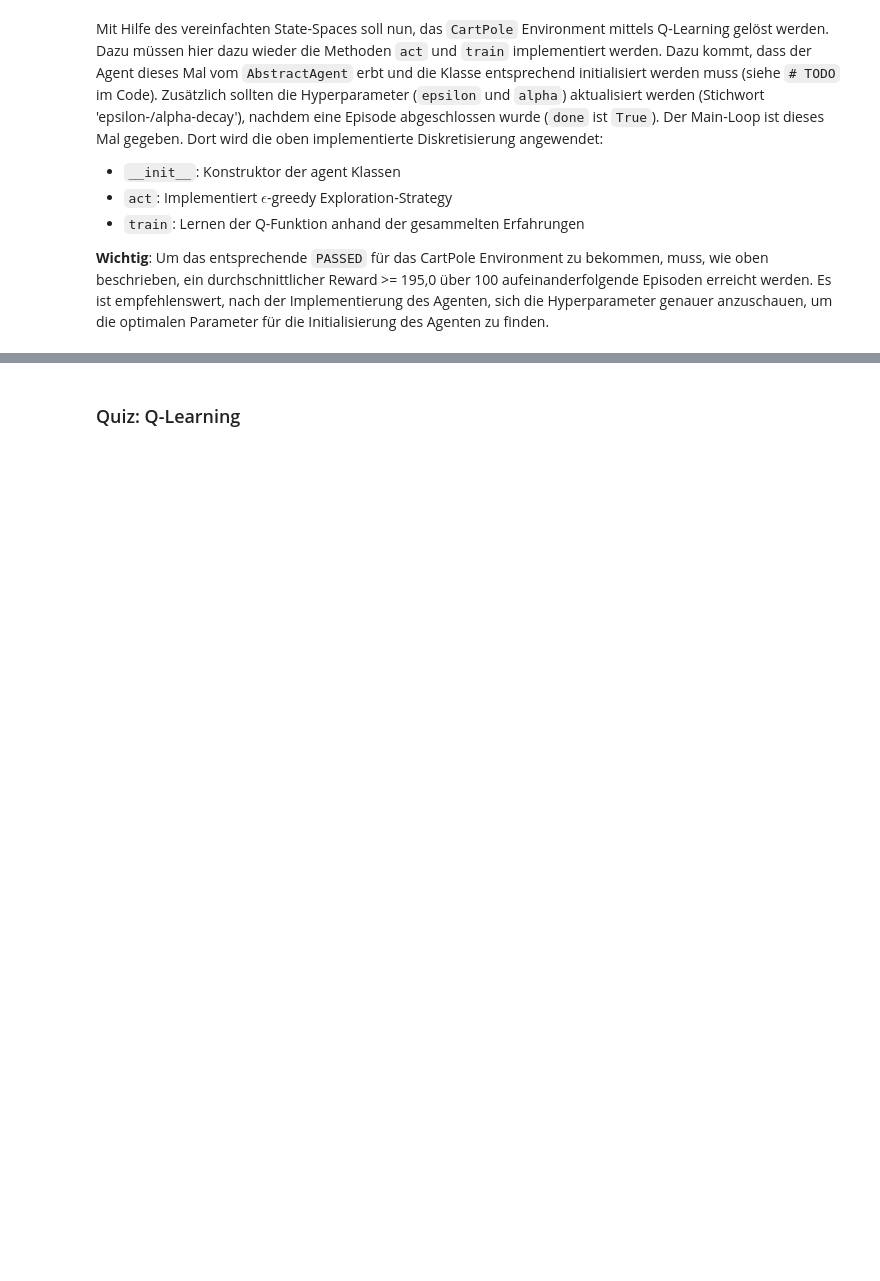
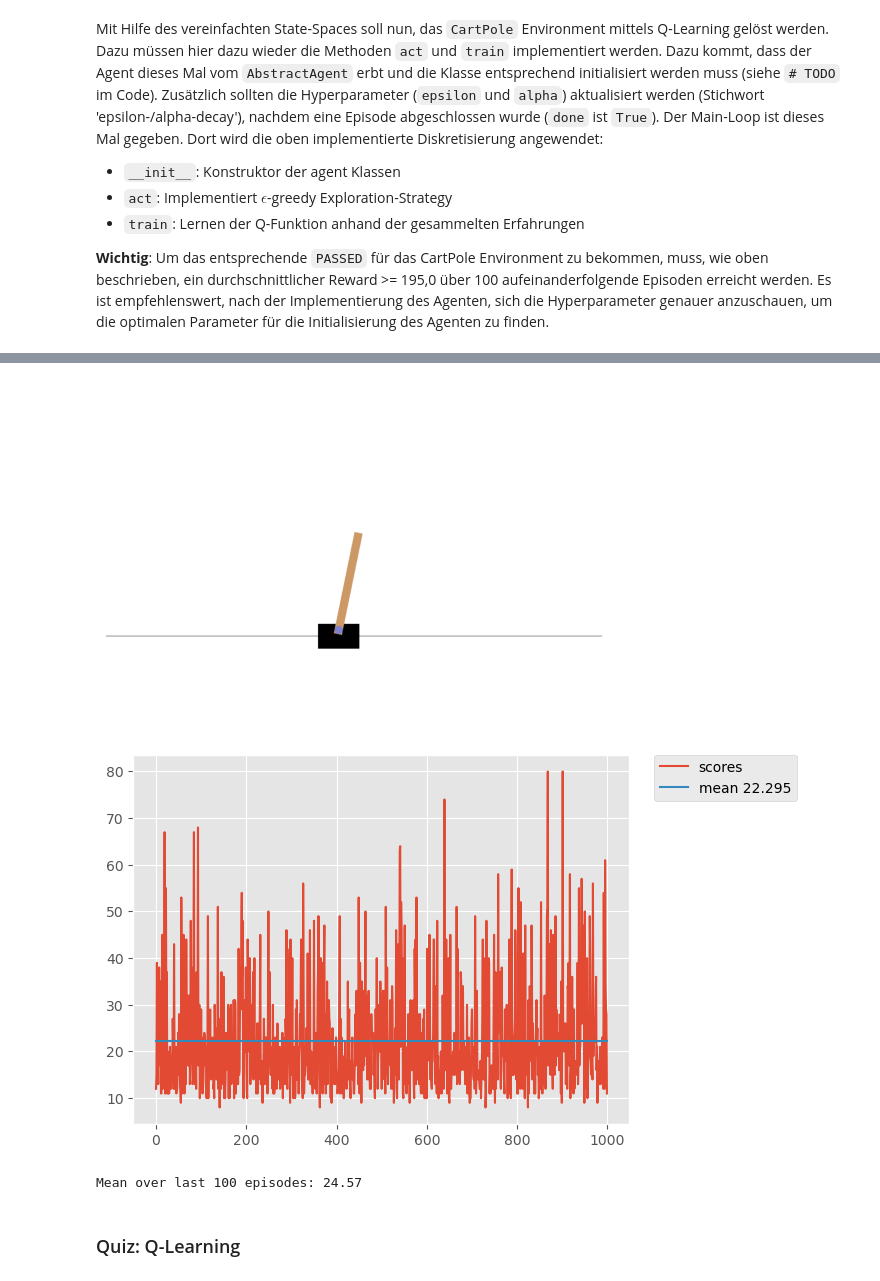
Before and after one commit to CronJorian/ai-lab, a Jupyter notebook: rl/2_cart_pole.ipynb, the cells around one changed output, grey strips where cells are left out. Cells and saved outputs as stored; diff of their text form; code cells hidden in the pictures; blank space fills up the shorter version.

```diff
--- a/rl/2_cart_pole.ipynb
+++ b/rl/2_cart_pole.ipynb
@@ -393,9 +391,8 @@ class QLearningAgent(AbstractAgent):
         self.alpha_min = alpha_min
 
         # Initialize Q[s,a] table
-        self.Q = np.array([]) # TODO
+        self.Q = np.zeros((*self.state_size, self.action_size)) # TODO
         print("Q table size:", self.Q.shape)
-
         self.t = 0 # played episodes
 
     def act(self, state):
@@ -418,7 +415,7 @@ class QLearningAgent(AbstractAgent):
         return (
             np.random.choice(self.action_size)
             if np.random.random() <= self.epsilon
-            else self.Q
+            else np.argmax(self.Q[state])
         )
 
     def train(self, experience):
@@ -431,10 +428,21 @@ class QLearningAgent(AbstractAgent):
             None
         """
         # TODO
+        # Q-Values are updated in Q-Learning as follows:
+        # Q(State,Action) = Q(State,Action) + alpha(Reward + Decay * max(Q(nextState, Action)) - Q(State, Action))
+        # or:
+        # Q(s, a) = Q(s, a) + ⍺(R + 𝛾 max a'(s, a') - Q(s, a))
+
+        state, action, next_state, reward, done = experience
+        self.Q[state][action] = self.Q[state][action] + self.alpha * (reward + self.gamma * np.max(self.Q[next_state]) - self.Q[state][action])
 
         if done:
             # Update hyperparameter
             # TODO
+            if self.alpha != None and self.alpha > self.alpha_min:
+                self.alpha *= (1-0.0001)
+            if self.epsilon != None and self.epsilon > self.epsilon_min:
+                self.epsilon *= (1-0.0001)
             self.t += 1
 # %%
 # Assertions, please do not change
@@ -498,26 +547,31 @@ def interact_with_environment(env, agent, n_episodes=1000, max_steps=200, train=
 # %%
 # Hyperparams
 # TODO: Find better values
-gamma = 0.75
-epsilon = 0.75
-epsilon_min = 0.1
-alpha = 0.75
+episodes = 1000
+gamma = 0.95
+epsilon = 1
+epsilon_min = 0.005
+alpha = 1
 alpha_min = 0.1
-bins = (10, 10, 10, 10)
+bins = (20, 20, 20, 20)
 
 # State grid
 low = [-4.800e+00, -3.403e+38, -4.189e-01, -3.403e+38]
 high = [4.800e+00, 3.403e+38, 4.189e-01, 3.403e+38]
 state_grid = create_uniform_grid(low, high, bins=bins)
 
 agent = QLearningAgent(state_grid=state_grid, action_size=env.action_space.n, gamma=gamma,
                        epsilon=epsilon, epsilon_min=epsilon_min, alpha=alpha, alpha_min=alpha_min)
 
-statistics = interact_with_environment(env, agent, n_episodes=1000, verbose=True)
+statistics = interact_with_environment(env, agent, n_episodes=episodes, verbose=True)
 plot_statistics(statistics)
 
 assert len(statistics) >= 100, 'Please run at least 100 episodes for validating result'
 print('Mean over last 100 episodes: {}'.format(np.mean(list(map(itemgetter('score'), statistics[-100:])))))
+# %% [output]
+[figure, added]
+[figure, added]
+Mean over last 100 episodes: 24.57
 # %% [markdown]
 ### Quiz: Q-Learning
 # %% [markdown]
```
Also changed, not shown: parts of 7 cells of this notebook.
